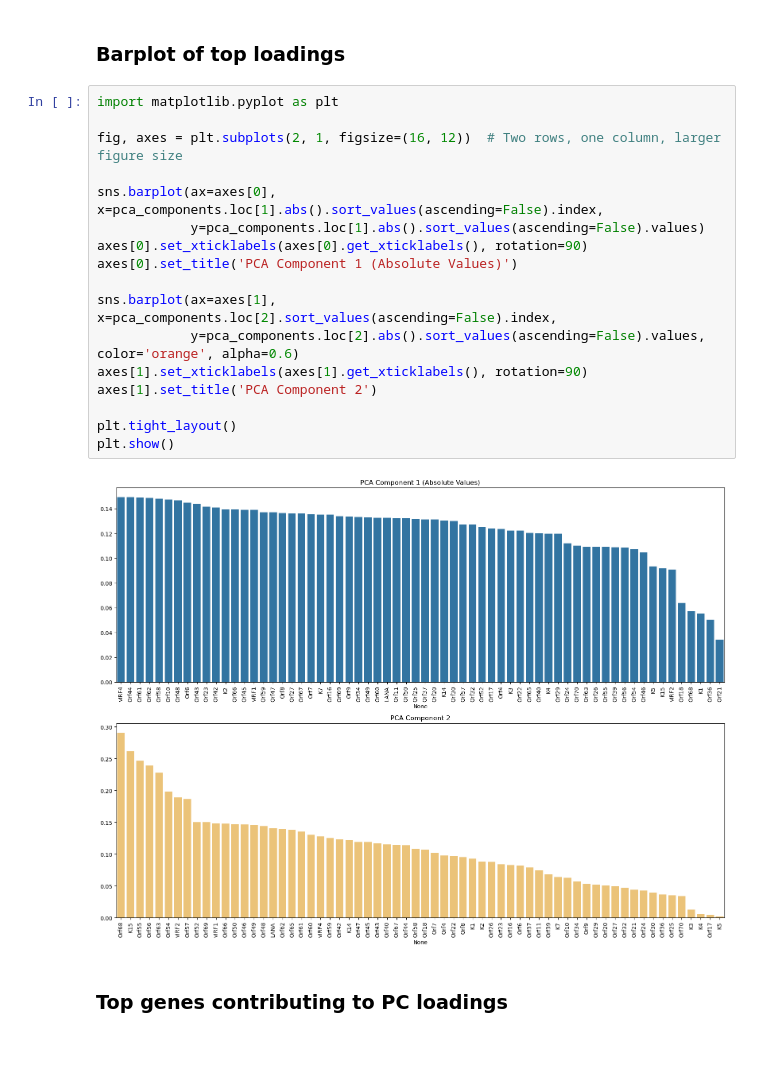
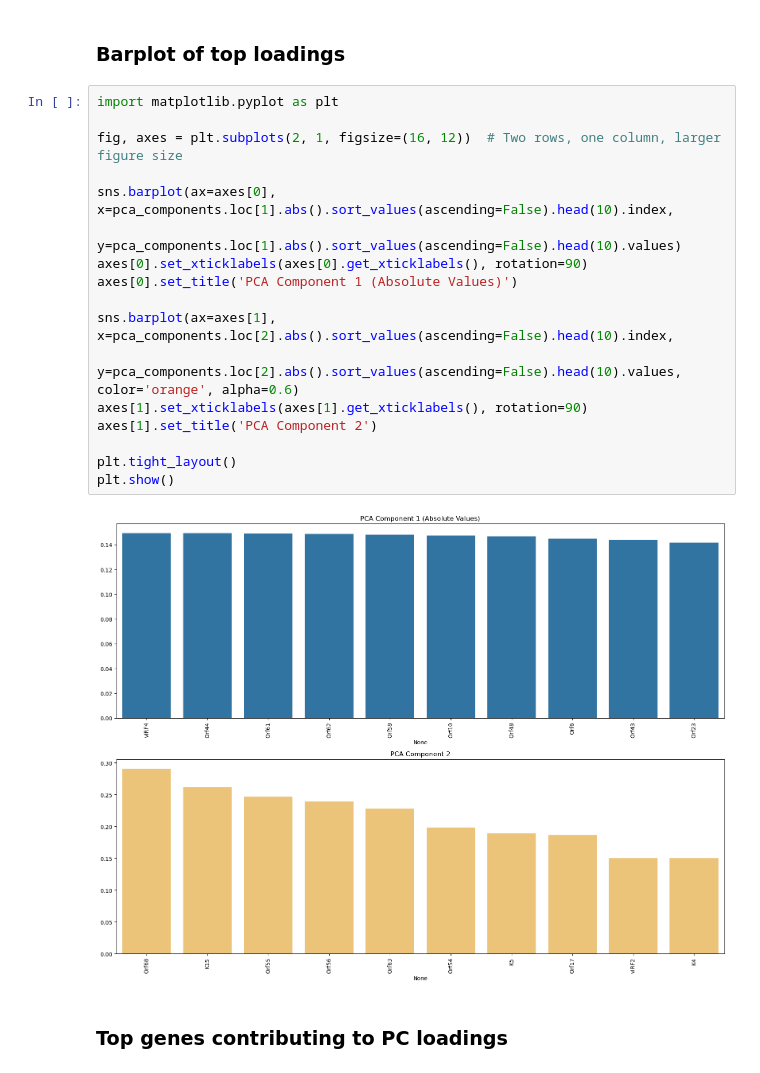
Before and after one commit to alecplotkin/DATA-481-Team-Virology, a Jupyter notebook: Nicolas_Zhang/try2/data_20250318.ipynb, the cells around one changed output. Drawn from its saved outputs; the diff is of its cells as text.

```diff
--- a/Nicolas_Zhang/try2/data_20250318.ipynb
+++ b/Nicolas_Zhang/try2/data_20250318.ipynb
@@ -116,22 +116,22 @@ pca_components
 # %%
 import matplotlib.pyplot as plt
 
 fig, axes = plt.subplots(2, 1, figsize=(16, 12))  # Two rows, one column, larger figure size
 
-sns.barplot(ax=axes[0], x=pca_components.loc[1].abs().sort_values(ascending=False).index,
-            y=pca_components.loc[1].abs().sort_values(ascending=False).values)
+sns.barplot(ax=axes[0], x=pca_components.loc[1].abs().sort_values(ascending=False).head(10).index,
+            y=pca_components.loc[1].abs().sort_values(ascending=False).head(10).values)
 axes[0].set_xticklabels(axes[0].get_xticklabels(), rotation=90)
 axes[0].set_title('PCA Component 1 (Absolute Values)')
 
-sns.barplot(ax=axes[1], x=pca_components.loc[2].sort_values(ascending=False).index,
-            y=pca_components.loc[2].abs().sort_values(ascending=False).values, color='orange', alpha=0.6)
+sns.barplot(ax=axes[1], x=pca_components.loc[2].abs().sort_values(ascending=False).head(10).index,
+            y=pca_components.loc[2].abs().sort_values(ascending=False).head(10).values, color='orange', alpha=0.6)
 axes[1].set_xticklabels(axes[1].get_xticklabels(), rotation=90)
 axes[1].set_title('PCA Component 2')
 
 plt.tight_layout()
 plt.show()
 # %% [output]
-[figure, old version]
+[figure, new version]
 # %% [markdown]
 ### Top genes contributing to PC loadings
 # %%
```
Also changed, not shown: parts of 4 cells of this notebook, 1 other file.
